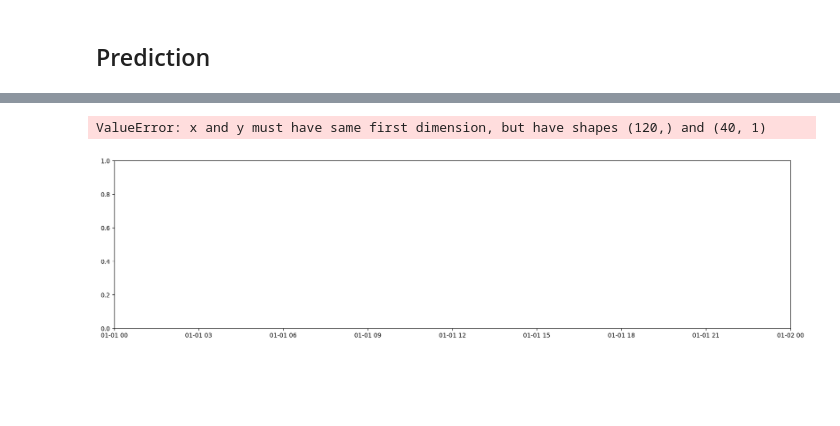
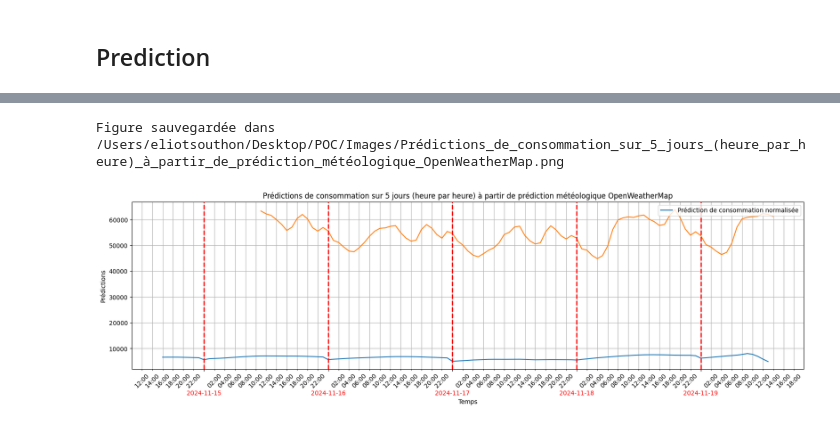
Before and after one commit to Esouthon/POC, a Jupyter notebook: Code/02_predict.ipynb, the cells around one changed output, grey strips where cells are left out. Drawn from its saved outputs; the diff is of its cells as text; code cells hidden in the pictures; blank space fills up the shorter version.

```diff
--- a/Code/02_predict.ipynb
+++ b/Code/02_predict.ipynb
@@ -42,19 +38,13 @@ model = tf.keras.models.load_model('/Users/eliotsouthon/Desktop/POC/POC/model_sa
 WARNING:absl:Compiled the loaded model, but the compiled metrics have yet to be built. `model.compile_metrics` will be empty until you train or evaluate the model.
 # %%
 # Charger le fichier CSV avec Pandas
-data = pd.read_csv('/Users/eliotsouthon/Desktop/POC/Data/Data_test_model/prediction_250_75.csv', sep=';',encoding='utf-8')
+data = pd.read_csv('/Users/eliotsouthon/Desktop/POC/Data/Data_test_model/w_api 2.csv', sep=';',encoding='utf-8')
 data.head()
 
 # Récuprère les dates officielles
-data_raw = pd.read_csv('/Users/eliotsouthon/Desktop/POC/Data/Data_test_model/weather_forecast_3h.csv', sep=',',encoding='utf-8')
+data_raw = pd.read_csv('/Users/eliotsouthon/Desktop/POC/Data/Data_test_model/weather_forecast_24h.csv', sep=';',encoding='utf-8')
 data_raw['date'] = pd.to_datetime(data_raw['date'])
+
+#Récupère les données réelles
+data_reality=pd.read_csv('/Users/eliotsouthon/Desktop/POC/Data/Data_test_model/Comparaison_realite.csv',sep=';',encoding='utf-8')
+data_reality['Date'] = pd.to_datetime(data_reality['Date'])
-# %%
-# Pour utiliser la meme normalisation
-data.insert(0, 'Consommation brute électricité (MW)', 1)
-# Charger le scaler sauvegardé
-scaler = joblib.load('scaler_minmax.pkl')
-# Vous pouvez utiliser le même scaler pour normaliser ces nouvelles données de la même manière
-features_scaled = pd.DataFrame(scaler.transform(data), columns=data.columns)
-
-# Suppression de la colonne 'Consommation brute électricité (MW)'
-data = data.drop(columns=['Consommation brute électricité (MW)'])
@@ -61,4 +119,5 @@ data = data.drop(columns=['Consommation brute électricité (MW)'])
 # %%
 # Faire des prédictions avec le modèle
-predictions = model.predict(features_scaled)
+predictions = model.predict(df_normalized)
+type(predictions)
 # %% [output]
@@ -66,0 +126,15 @@ predictions = model.predict(features_scaled)
+# %%
+# Chemin vers le fichier du scaler pour la colonne de prédiction
+scaler_path = '/Users/eliotsouthon/Desktop/POC/Code/Normalisation/scaler_minmax_Consommation brute électricité (MW).pkl'
+
+# Charger le scaler à partir du fichier
+scaler = joblib.load(scaler_path)
+
+# Exemple de prédiction normalisée (numpy ndarray)
+prediction_normalized = predictions
+
+# Dénormaliser les prédictions
+prediction_denoised = scaler.inverse_transform(prediction_normalized.reshape(-1, 1))
+
+# Afficher la prédiction dénormalisée
+print("Prédictions dénormalisées : ", prediction_denoised.flatten())
@@ -70,7 +162,9 @@ import matplotlib.dates as mdates
 
 # Tracer le graphique
 plt.figure(figsize=(20, 5))
-plt.plot(data_raw['date'], predictions, label='Prédiction de consommation normalisée')  # Assurez-vous que 'predictions' correspond à la longueur de 'data_raw['date']'
+plt.plot(data_raw['date'], prediction_denoised, label='Prédiction de consommation normalisée')  # Assurez-vous que 'predictions' correspond à la longueur de 'data_raw['date']'
+
+plt.plot(data_reality['Date'],data_reality['Consommation (MW)'])
 
 # Définir le format des dates
 plt.xlabel('Temps')
@@ -89,32 +183,32 @@ plt.gca().xaxis.set_minor_locator(mdates.HourLocator(interval=2))  # Ticks toute
 plt.gca().xaxis.set_minor_formatter(mdates.DateFormatter('%H:%M'))  # Format de l'heure
 
 # Rotation des labels des heures mineures pour une meilleure lisibilité
 plt.gca().tick_params(axis='x', which='minor', rotation=45)  # Rotation des labels des heures mineures
 
 # Activer la grille pour les ticks mineurs (heures)
 plt.grid(True, which='both')
 
 # Ajouter des lignes de grille rouges et modifier les dates du début de jour
 ax = plt.gca()
 for date in data_raw['date']:
     if date.hour == 0 and date.minute == 0:  # Si c'est le début d'un nouveau jour
         # Ajouter une ligne verticale rouge
         ax.axvline(x=date, color='red', linestyle='--', lw=2)  # Ajouter une ligne verticale rouge
 
         # Mettre la date en rouge sur l'axe des x et décaler les dates en dessous
         tick_labels = ax.get_xticklabels()
         for label in tick_labels:
             if label.get_text() == date.strftime('%Y-%m-%d'):
                 label.set_color('red')  # Mettre en rouge la date du début de jour
                 label.set_position((label.get_position()[0], -0.10))  # Déplacer la date 10 points plus bas
 
 # Ajouter la légende en haut à droite
 plt.legend(loc='upper right')
 title = plt.gca().get_title()
 output_dir = "/Users/eliotsouthon/Desktop/POC/Images"
 ma_bibliotheque.save_figure(title, output_dir)
 
 plt.show()
 # %% [output]
-ValueError: x and y must have same first dimension, but have shapes (120,) and (40, 1)
+Figure sauvegardée dans /Users/eliotsouthon/Desktop/POC/Images/Prédictions_de_consommation_sur_5_jours_(heure_par_heure)_à_partir_de_prédiction_météologique_OpenWeatherMap.png
-[figure, old version]
+[figure, new version]
```
Also changed, not shown: parts of 7 cells of this notebook, 20 other files.
